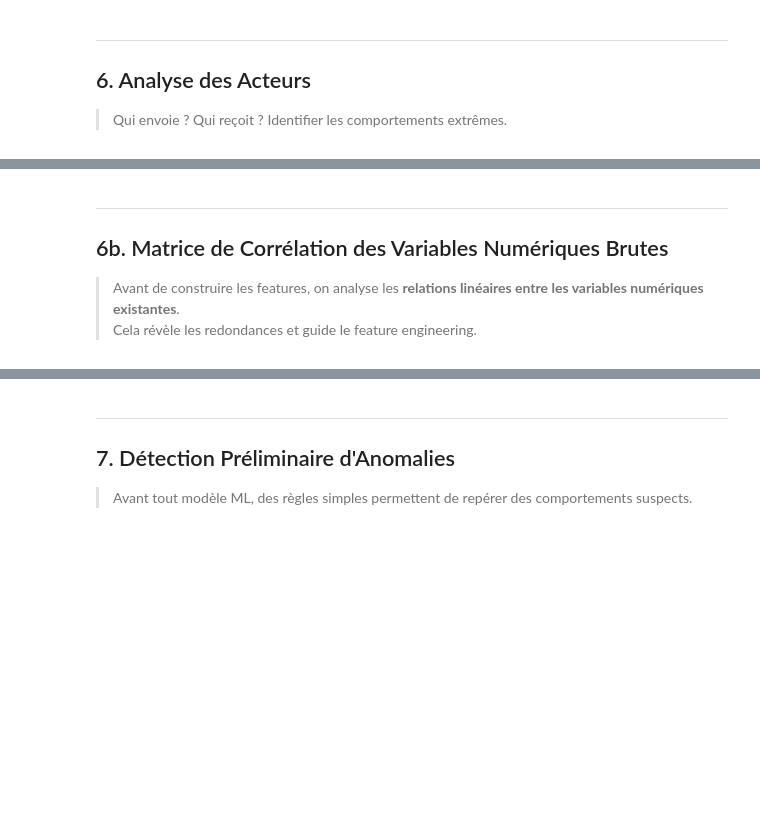
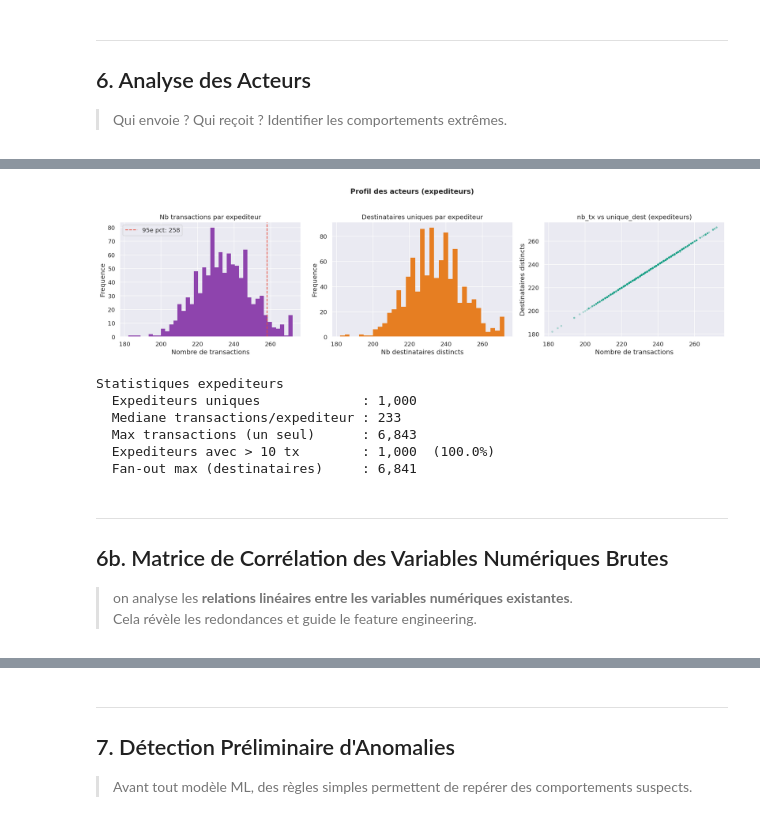
Before and after one commit to El-Barre-Ahmed/BAMIS-Fraud-Detection, a Jupyter notebook: notebooks/01_EDA.ipynb, the cells around one changed output, grey strips where cells are left out. Saved outputs shown, nothing was run; the diff lists cells and outputs as text; code cells hidden in the pictures; blank space fills up the shorter version.

```diff
--- a/notebooks/01_EDA.ipynb
+++ b/notebooks/01_EDA.ipynb
@@ -317,52 +495,63 @@ print(top_senders.head(10).to_string(index=False))
 # %%
 fig, axes = plt.subplots(1, 3, figsize=(18, 5))
-fig.suptitle('Profil des acteurs (expéditeurs)', fontsize=14, fontweight='bold')
+fig.suptitle('Profil des acteurs (expediteurs)', fontsize=14, fontweight='bold')
 
 sender_stats = (
     df_check.groupby('SOURCE_PHONE')
     .agg(nb_tx=('TRANSACTION_CODE','count'),
          total_amount=('AMOUNT_XOF','sum'),
          unique_dest=('DESTINATION_PHONE','nunique'))
 )
 
 # Distribution nb transactions par sender
 nb_tx_clipped = sender_stats['nb_tx'].clip(upper=sender_stats['nb_tx'].quantile(0.99))
-axes[0].hist(nb_tx_clipped, bins=50, color='#8e44ad', edgecolor='none')
-axes[0].set_title('Nb transactions par expéditeur')
+axes[0].hist(nb_tx_clipped, bins=40, color='#8e44ad', edgecolor='none')
+axes[0].set_title('Nb transactions par expediteur')
 axes[0].set_xlabel('Nombre de transactions')
-axes[0].set_ylabel('Fréquence')
+axes[0].set_ylabel('Frequence')
 axes[0].axvline(sender_stats['nb_tx'].quantile(0.95), color='#e74c3c',
                 linestyle='--', label=f"95e pct: {sender_stats['nb_tx'].quantile(0.95):.0f}")
 axes[0].legend()
 
 # Distribution destinataires uniques (fan-out)
 dest_clipped = sender_stats['unique_dest'].clip(upper=sender_stats['unique_dest'].quantile(0.99))
-axes[1].hist(dest_clipped, bins=40, color='#e67e22', edgecolor='none')
-axes[1].set_title('Destinataires uniques par expéditeur')
+axes[1].hist(dest_clipped, bins=35, color='#e67e22', edgecolor='none')
+axes[1].set_title('Destinataires uniques par expediteur')
 axes[1].set_xlabel('Nb destinataires distincts')
-axes[1].set_ylabel('Fréquence')
+axes[1].set_ylabel('Frequence')
 
-# Corrélation nb_tx vs unique_dest
+# Correlation nb_tx vs unique_dest (sample pour rendu)
 sample_senders = sender_stats[sender_stats['nb_tx'] <= sender_stats['nb_tx'].quantile(0.99)]
+if len(sample_senders) > 40_000:
+    sample_senders = sample_senders.sample(40_000, random_state=42)
 axes[2].scatter(sample_senders['nb_tx'], sample_senders['unique_dest'],
-                alpha=0.3, s=10, color='#16a085')
-axes[2].set_title('nb_tx vs unique_dest (expéditeurs)')
+                alpha=0.25, s=8, color='#16a085')
+axes[2].set_title('nb_tx vs unique_dest (expediteurs)')
 axes[2].set_xlabel('Nombre de transactions')
 axes[2].set_ylabel('Destinataires distincts')
 
-plt.tight_layout()
-plt.savefig('../reports/figures/01_actors.png', bbox_inches='tight')
+plt.tight_layout(rect=[0, 0, 1, 0.95])
+plt.savefig('../reports/figures/01_actors.png', dpi=95)
 plt.show()
+plt.close(fig)
 
-print(f"\n── Statistiques expéditeurs ──")
-print(f"  Expéditeurs uniques             : {len(sender_stats):,}")
-print(f"  Médiane transactions/expéditeur : {sender_stats['nb_tx'].median():.0f}")
+print(f"\nStatistiques expediteurs")
+print(f"  Expediteurs uniques             : {len(sender_stats):,}")
+print(f"  Mediane transactions/expediteur : {sender_stats['nb_tx'].median():.0f}")
 print(f"  Max transactions (un seul)      : {sender_stats['nb_tx'].max():,}")
-print(f"  Expéditeurs avec > 10 tx        : {(sender_stats['nb_tx'] > 10).sum():,}  ({(sender_stats['nb_tx'] > 10).mean()*100:.1f}%)")
+print(f"  Expediteurs avec > 10 tx        : {(sender_stats['nb_tx'] > 10).sum():,}  ({(sender_stats['nb_tx'] > 10).mean()*100:.1f}%)")
 print(f"  Fan-out max (destinataires)     : {sender_stats['unique_dest'].max():,}")
+# %% [output]
+[figure, added]
+Statistiques expediteurs
+  Expediteurs uniques             : 1,000
+  Mediane transactions/expediteur : 233
+  Max transactions (un seul)      : 6,843
+  Expediteurs avec > 10 tx        : 1,000  (100.0%)
+  Fan-out max (destinataires)     : 6,841
 # %% [markdown]
 ---
 ## 6b. Matrice de Corrélation des Variables Numériques Brutes
-> Avant de construire les features, on analyse les **relations linéaires entre les variables numériques existantes**.
+>  on analyse les **relations linéaires entre les variables numériques existantes**.
 > Cela révèle les redondances et guide le feature engineering.
 # %%
```
Also changed, not shown: parts of 20 cells of this notebook, 9 other files.
